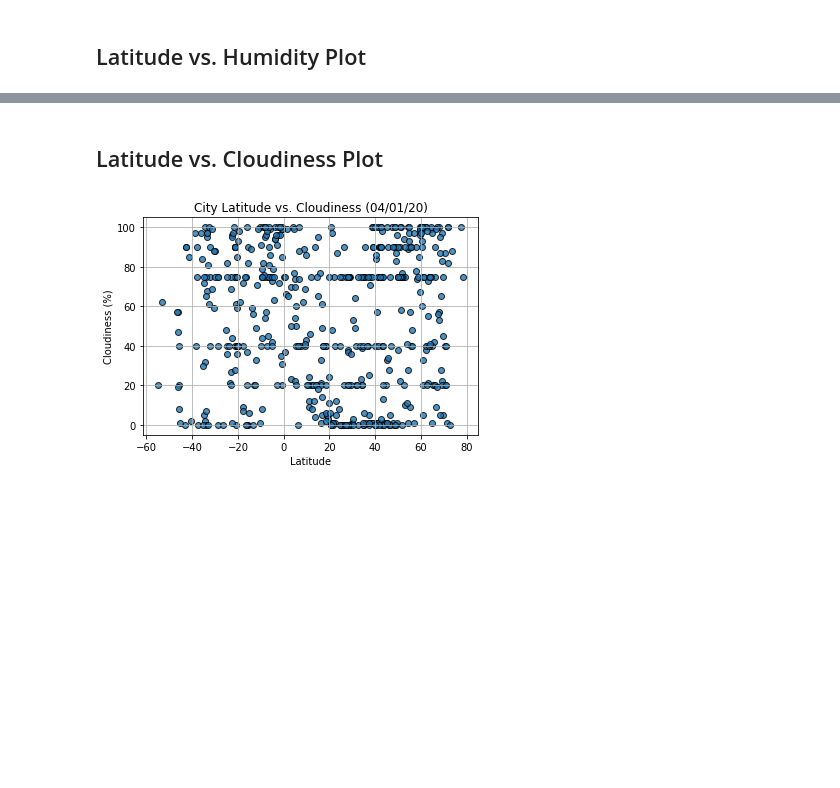
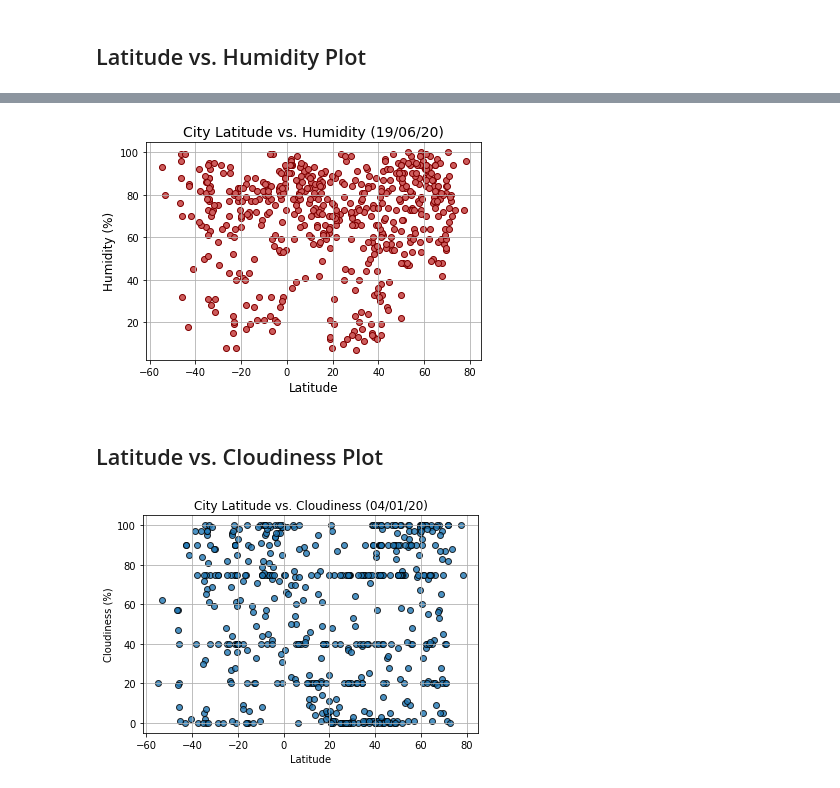
Before and after one commit to josephchancey/python-weather-api, a Jupyter notebook: WeatherPy/WeatherPy.ipynb, the cells around one changed output, grey strips where cells are left out. Saved outputs shown, nothing was run; the diff lists cells and outputs as text; code cells hidden in the pictures; blank space fills up the shorter version.

```diff
--- a/WeatherPy/WeatherPy.ipynb
+++ b/WeatherPy/WeatherPy.ipynb
@@ -260,3 +257,15 @@ plt.show()
+# %%
+plt.scatter(latitudes, humidity, marker="o", facecolors="indianred", edgecolors="maroon")
+
+plt.title("City Latitude vs. Humidity (19/06/20)", fontsize=14)
+plt.ylabel("Humidity (%)", fontsize=12)
+plt.xlabel("Latitude", fontsize=12)
+plt.grid()
+
+plt.savefig("../Images/latitude-vs-humidity.png")
+plt.show()
+# %% [output]
+[figure, added]
 # %% [markdown]
 ## Latitude vs. Cloudiness Plot
 # %%
```
Also changed, not shown: parts of 2 cells of this notebook, 2 other files.
